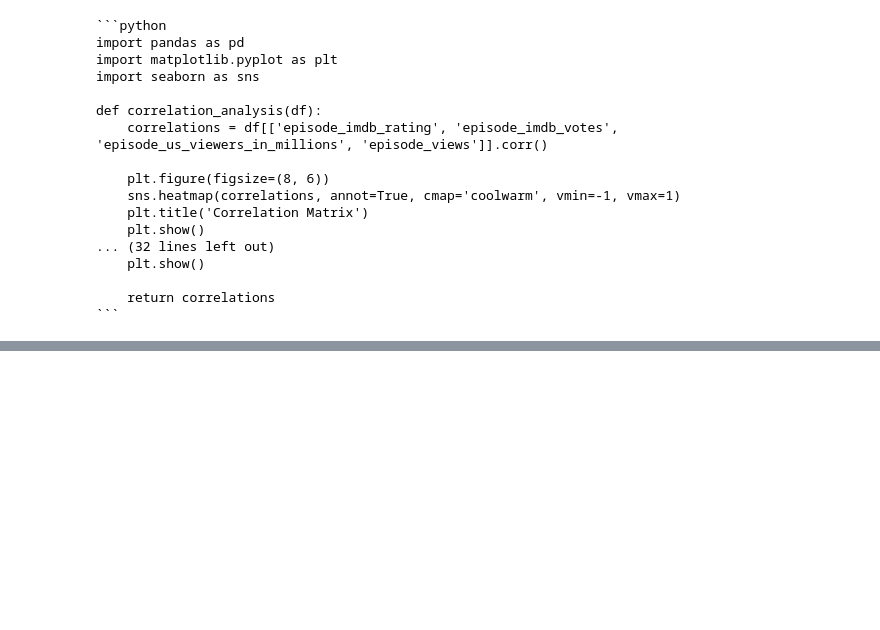
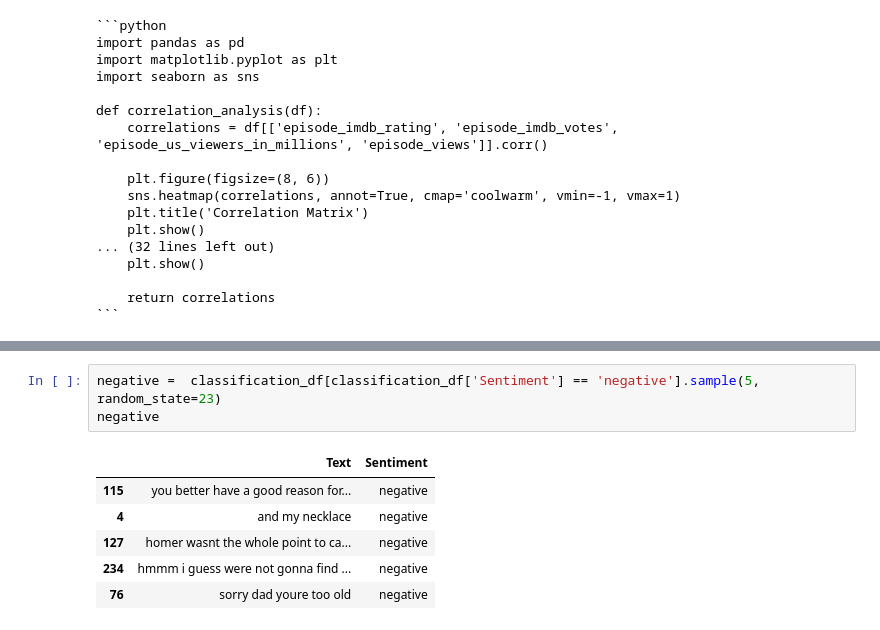
Before and after one commit to pedromvba/prompt-eng-tp3, a Jupyter notebook: tp3.ipynb, the cells around one changed output, grey strips where cells are left out. Cells and saved outputs as stored; diff of their text form; blank space fills up the shorter version.

```diff
--- a/tp3.ipynb
+++ b/tp3.ipynb
@@ -362,0 +524,10 @@ correlation_analysis(episode_stats)
+# %%
+negative =  classification_df[classification_df['Sentiment'] == 'negative'].sample(5, random_state=23)
+negative
+# %% [output]
+|  | Text | Sentiment |
+| 115 | you better have a good reason for... | negative |
+| 4 | and my necklace | negative |
+| 127 | homer wasnt the whole point to ca... | negative |
+| 234 | hmmm i guess were not gonna find ... | negative |
+| 76 | sorry dad youre too old | negative |
```
Also changed, not shown: parts of 21 cells of this notebook, 1 other file.
